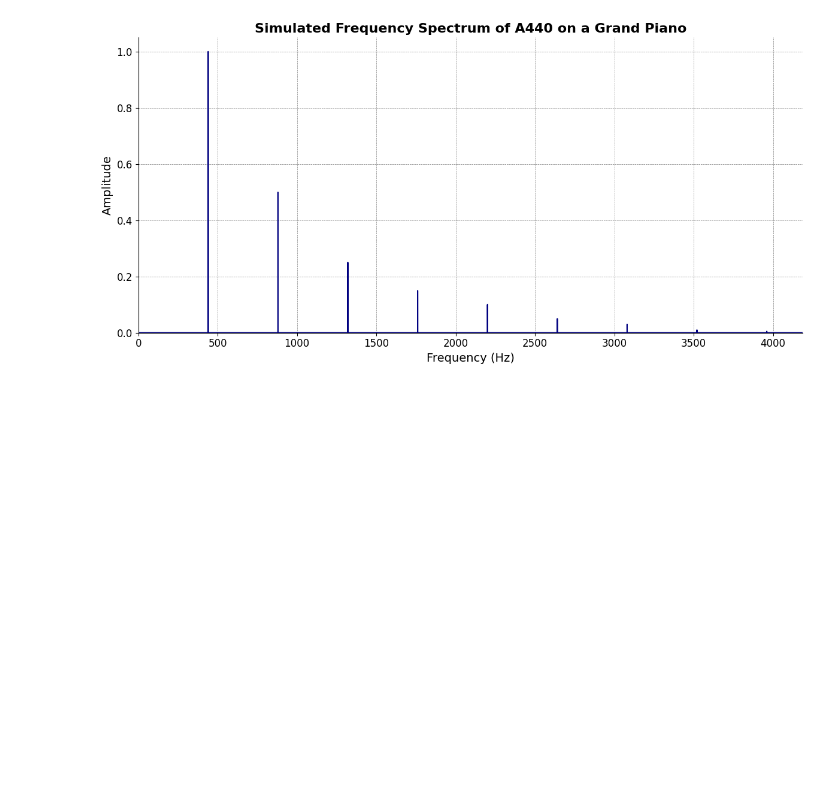
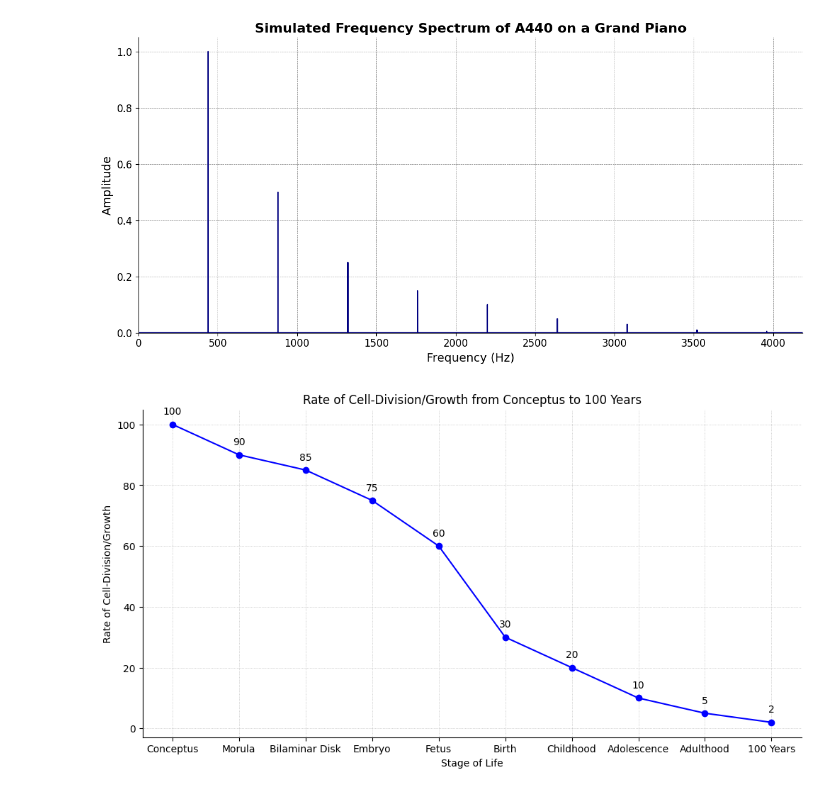
Before and after one commit to abikesa/workflow, a Jupyter notebook: py.ipynb, the cells around one changed output. Saved outputs shown, nothing was run; the diff lists cells and outputs as text; code cells hidden in the pictures; blank space fills up the shorter version.

```diff
--- a/py.ipynb
+++ b/py.ipynb
@@ -387,3 +387,29 @@ plt.tight_layout()
 plt.show()
 # %% [output]
 [figure]
+# %%
+# Recreate the plot with the specified style
+
+plt.figure(figsize=(12, 6))
+plt.plot(stages_of_life, growth_rate, marker='o', linestyle='-', color='blue')
+
+# Remove upper and right borders
+ax = plt.gca()
+ax.spines['top'].set_visible(False)
+ax.spines['right'].set_visible(False)
+
+# Add labels and title
+plt.xlabel('Stage of Life')
+plt.ylabel('Rate of Cell-Division/Growth')
+plt.title('Rate of Cell-Division/Growth from Conceptus to 100 Years')
+
+# Annotate the stages
+for i, txt in enumerate(growth_rate):
+    plt.annotate(txt, (stages_of_life[i], growth_rate[i]), textcoords="offset points", xytext=(0,10), ha='center')
+
+# Add a very light dotted grid
+plt.grid(True, which='both', linestyle=':', linewidth=0.5)
+
+plt.show()
+# %% [output]
+[figure, added]
```
Also changed, not shown: parts of 2 cells of this notebook, 54 other files.
